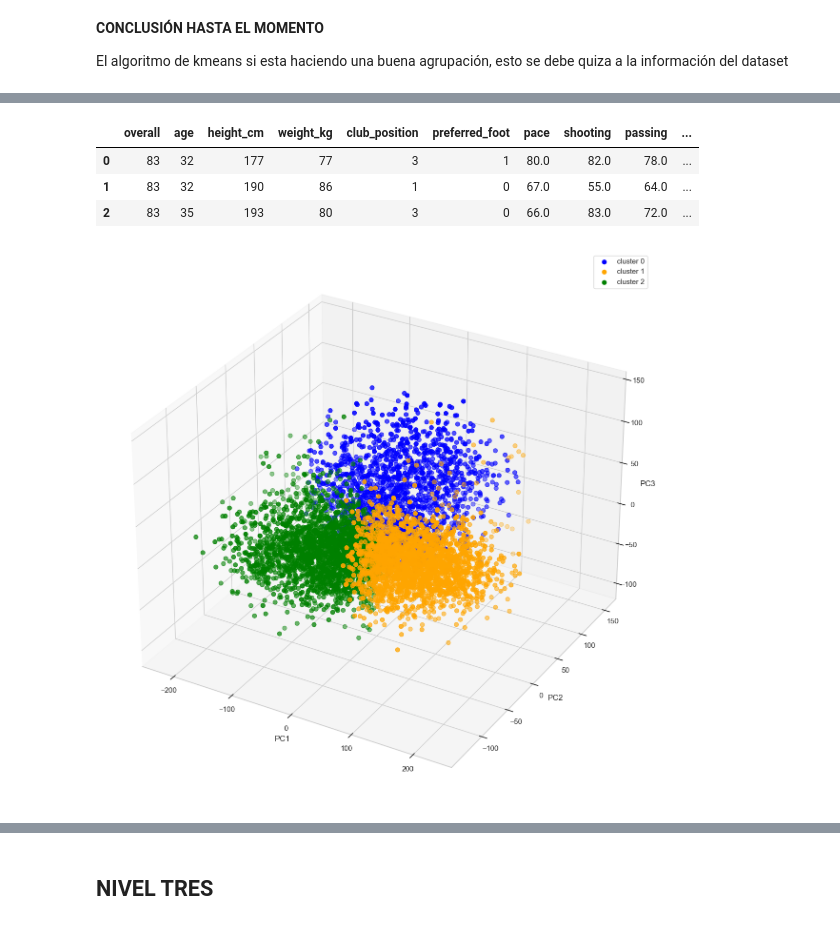
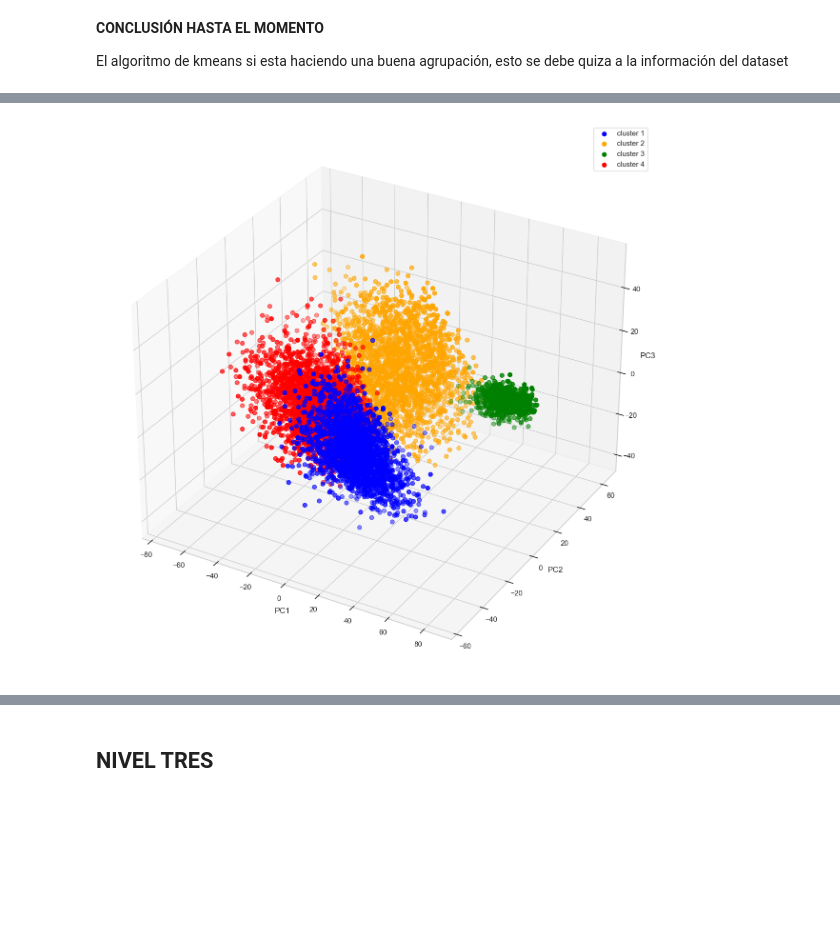
Before and after one commit to JavierBurgos-web/PROYECTO_ANALITICA_2da_entrega, a Jupyter notebook: CLUSTERING_full.ipynb, the cells around one changed output, grey strips where cells are left out. Cells and saved outputs as stored; diff of their text form; code cells hidden in the pictures; blank space fills up the shorter version.

```diff
--- a/CLUSTERING_full.ipynb
+++ b/CLUSTERING_full.ipynb
@@ -396,6 +398,6 @@ El algoritmo de kmeans si esta haciendo una buena agrupación, esto se debe quiz
 # %%
 ## Para obtener la etiqueta que da el algoritmo
 # Predicción de los clusters
-Cluster_2 = model_kmeans.fit_predict(df_n2)
+Cluster_2 = model_kmeans.fit_predict(df)
 Cluster_2
 # %% [output]
@@ -425,8 +424,0 @@ array([0, 2, 1])
-# %%
-# Número optimo de K
-inertia_list_2 = []
-
-for i in range(1, 11):
-    kmeans = KMeans(n_clusters=i, init='k-means++', random_state=3, n_init=10)
-    kmeans.fit(X_pca_1)
-    inertia_list_2.append(kmeans.inertia_)
@@ -452,6 +424,0 @@ kl_2.elbow
-# %%
-kmeans_constants = {"init": "random", "n_init": 100, "max_iter": 500, "random_state": 42}
-
-# --- Modelo K-means ---
-model_kmeans_pca = KMeans(n_clusters = 3, **kmeans_constants)
-model_kmeans_pca.fit(X_pca_1)
@@ -481,30 +425,17 @@ Estas mericas al ser mayores, informan que el modelo esta mejor respecto al mode
-# %%
-## Analizarlo vizualmente
-# Predicción de los clusters
-Cluster_2 = model_kmeans.fit_predict(X_pca_1)
-
-df_final['Cluster_2']= Cluster_2
-
-# A partir de ahora, sólo trabajaremos con "df_final"
-df_final.head(3)
-# %% [output]
-|  | overall | age | height_cm | weight_kg | club_position | preferred_foot | pace | shooting | passing | ... |
-| 0 | 83 | 32 | 177 | 77 | 3 | 1 | 80.0 | 82.0 | 78.0 | ... |
-| 1 | 83 | 32 | 190 | 86 | 1 | 0 | 67.0 | 55.0 | 64.0 | ... |
-| 2 | 83 | 35 | 193 | 80 | 3 | 0 | 66.0 | 83.0 | 72.0 | ... |
 # %%
 ### Gráfico de dispersión respecto al 'cluster_2'
 # 3d scatterplot using matplotlib
 
 fig = plt.figure(figsize = (15,15))
 ax = fig.add_subplot(111, projection='3d')
-ax.scatter(X_pca_1[Cluster_2 == 0,0],X_pca_1[Cluster_2 == 0,1],X_pca_1[Cluster_2 == 0,2], s = 40 , color = 'blue', label = "cluster 0")
-ax.scatter(X_pca_1[Cluster_2 == 1,0],X_pca_1[Cluster_2 == 1,1],X_pca_1[Cluster_2 == 1,2], s = 40 , color = 'orange', label = "cluster 1")
-ax.scatter(X_pca_1[Cluster_2 == 2,0],X_pca_1[Cluster_2 == 2,1],X_pca_1[Cluster_2 == 2,2], s = 40 , color = 'green', label = "cluster 2")
+ax.scatter(X_pca_1[Cluster_2 == 0,0],X_pca_1[Cluster_2 == 0,1],X_pca_1[Cluster_2 == 0,2], s = 40 , color = 'blue', label = "cluster 1")
+ax.scatter(X_pca_1[Cluster_2 == 1,0],X_pca_1[Cluster_2 == 1,1],X_pca_1[Cluster_2 == 1,2], s = 40 , color = 'orange', label = "cluster 2")
+ax.scatter(X_pca_1[Cluster_2 == 2,0],X_pca_1[Cluster_2 == 2,1],X_pca_1[Cluster_2 == 2,2], s = 40 , color = 'green', label = "cluster 3")
+ax.scatter(X_pca_1[Cluster_2 == 3,0],X_pca_1[Cluster_2 == 3,1],X_pca_1[Cluster_2 == 3,2], s = 40 , color = 'red', label = "cluster 4")
 ax.set_xlabel('PC1')
 ax.set_ylabel('PC2')
 ax.set_zlabel('PC3')
 ax.legend()
 plt.show()
 # %% [output]
-[figure, old version]
+[figure, new version]
```
Also changed, not shown: parts of 68 cells of this notebook, 1 other file.
